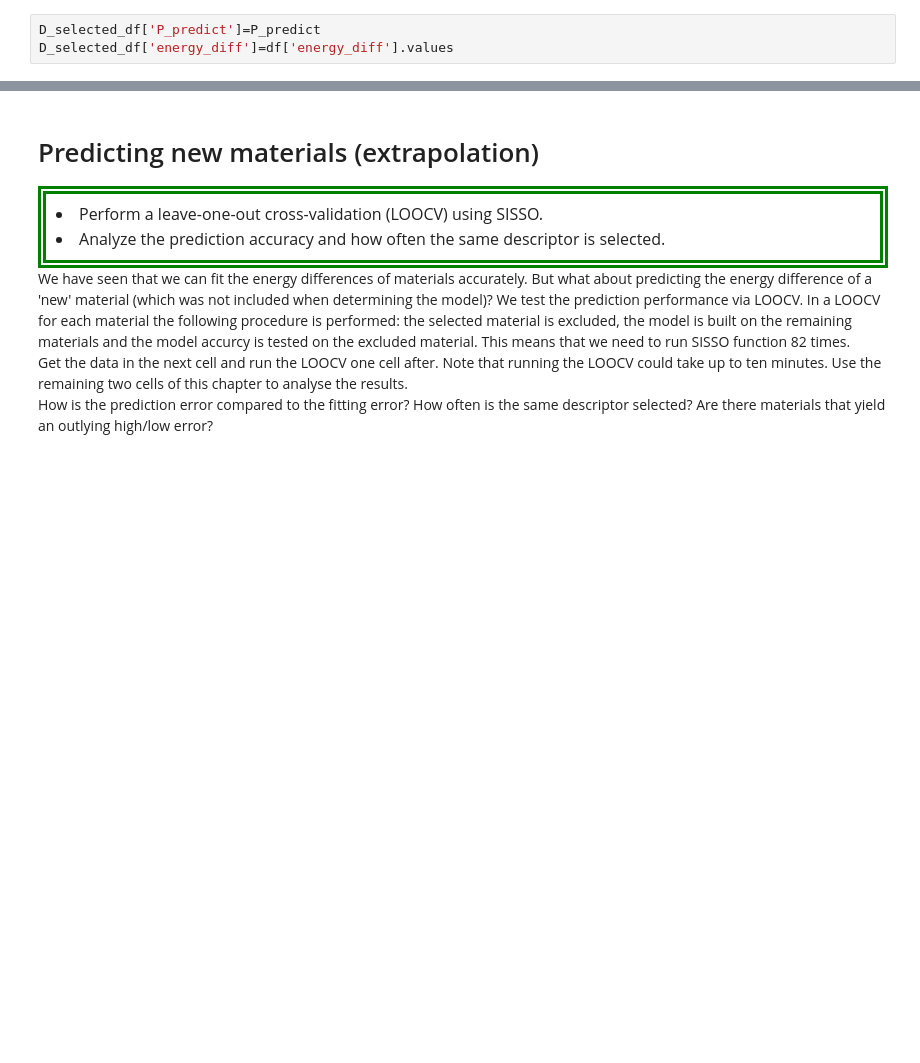
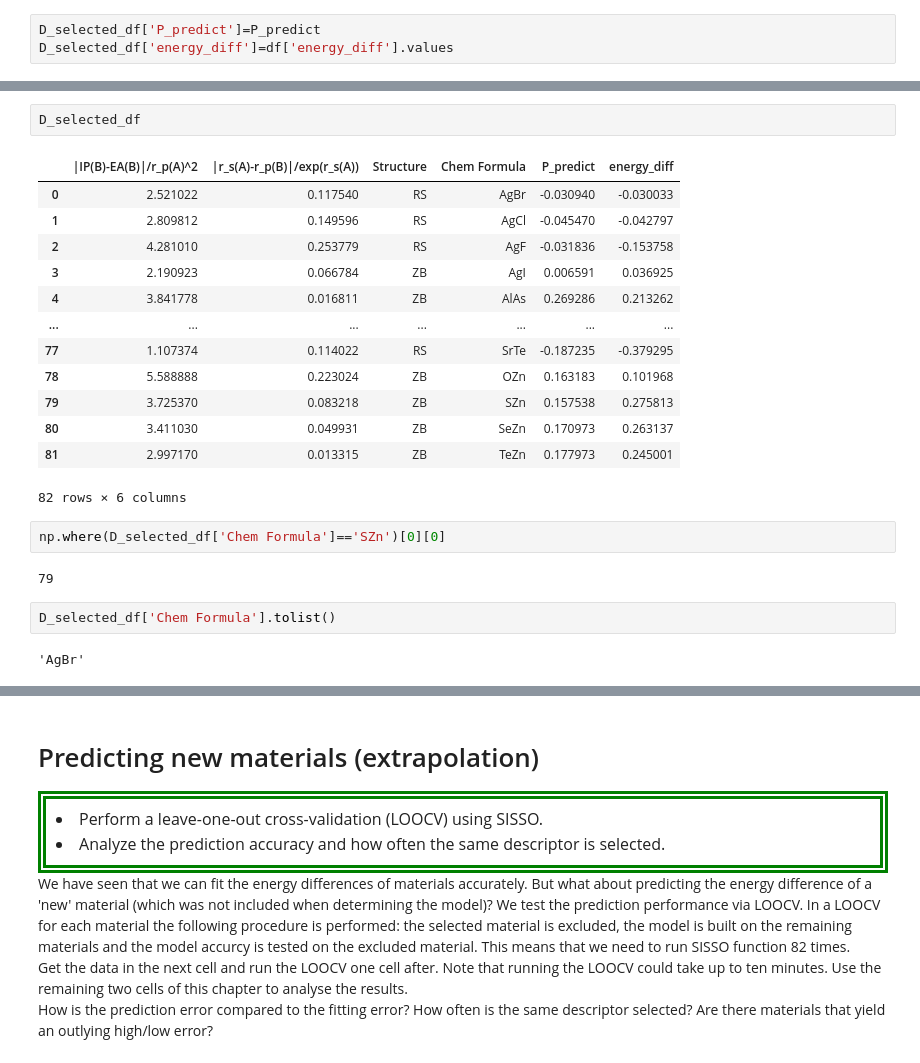
Before and after one commit to fekad/ai-toolkit-compressed-sensing, a Jupyter notebook: compressed_sensing.ipynb, the cells around one changed output, grey strips where cells are left out. Saved outputs shown, nothing was run; the diff lists cells and outputs as text; blank space fills up the shorter version.

```diff
--- a/compressed_sensing.ipynb
+++ b/compressed_sensing.ipynb
@@ -529,0 +671,24 @@ display(container)
+# %%
+D_selected_df
+# %% [output]
+|  | |IP(B)-EA(B)|/r_p(A)^2 | |r_s(A)-r_p(B)|/exp(r_s(A)) | Structure | Chem Formula | P_predict | energy_diff |
+| 0 | 2.521022 | 0.117540 | RS | AgBr | -0.030940 | -0.030033 |
+| 1 | 2.809812 | 0.149596 | RS | AgCl | -0.045470 | -0.042797 |
+| 2 | 4.281010 | 0.253779 | RS | AgF | -0.031836 | -0.153758 |
+| 3 | 2.190923 | 0.066784 | ZB | AgI | 0.006591 | 0.036925 |
+| 4 | 3.841778 | 0.016811 | ZB | AlAs | 0.269286 | 0.213262 |
+| ... | ... | ... | ... | ... | ... | ... |
+| 77 | 1.107374 | 0.114022 | RS | SrTe | -0.187235 | -0.379295 |
+| 78 | 5.588888 | 0.223024 | ZB | OZn | 0.163183 | 0.101968 |
+| 79 | 3.725370 | 0.083218 | ZB | SZn | 0.157538 | 0.275813 |
+| 80 | 3.411030 | 0.049931 | ZB | SeZn | 0.170973 | 0.263137 |
+| 81 | 2.997170 | 0.013315 | ZB | TeZn | 0.177973 | 0.245001 |
+82 rows × 6 columns
+# %%
+np.where(D_selected_df['Chem Formula']=='SZn')[0][0]
+# %% [output]
+79
+# %%
+D_selected_df['Chem Formula'].tolist()
+# %% [output]
+'AgBr'
```
Also changed, not shown: parts of 25 cells of this notebook.
